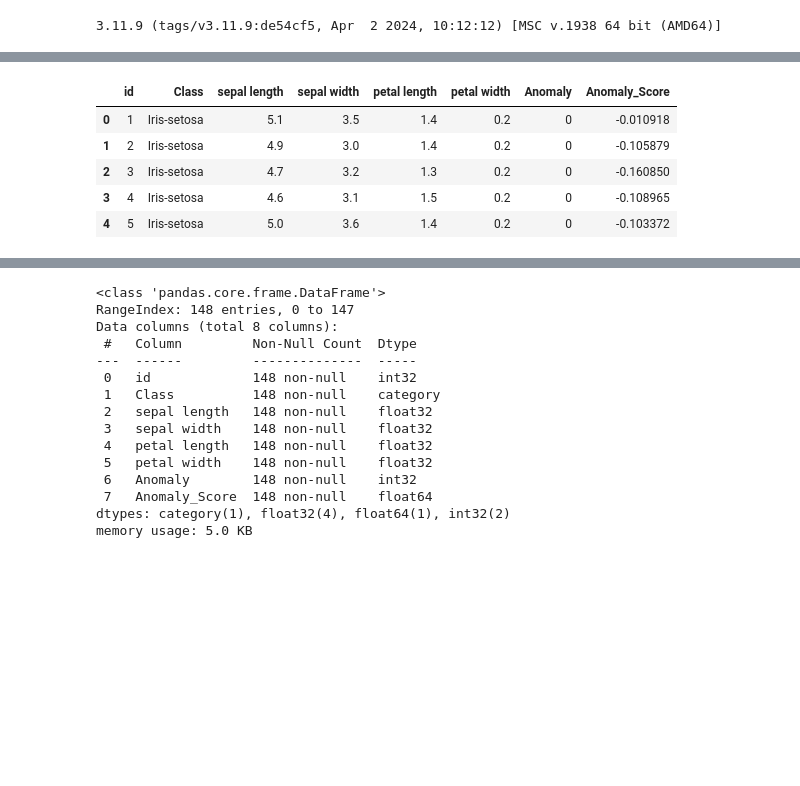
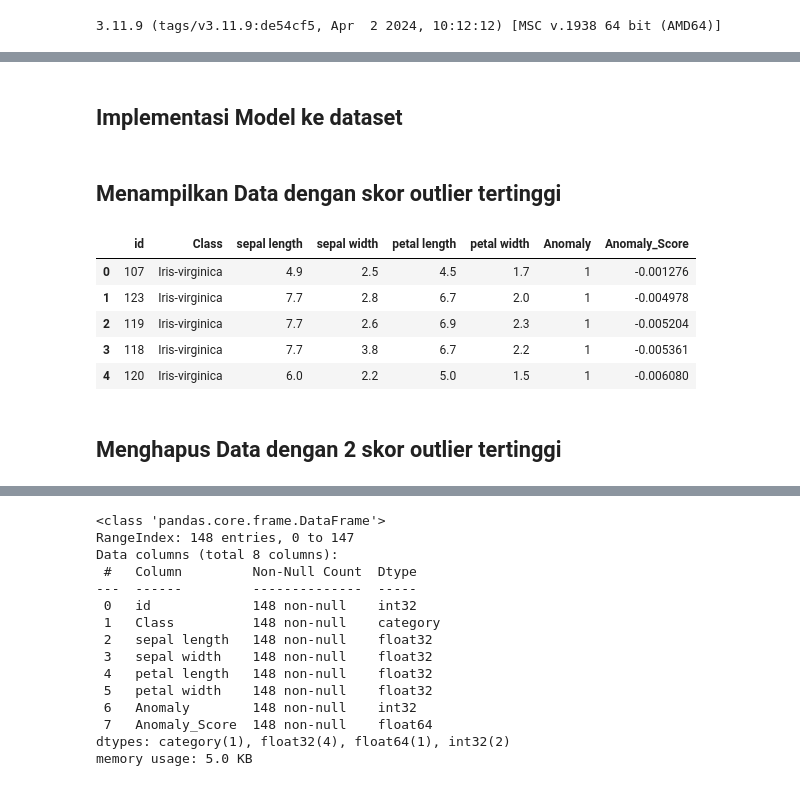
Before and after one commit to Ryzalll/PSD, a Jupyter notebook: outlier-detection.ipynb, the cells around one changed output, grey strips where cells are left out. Cells and saved outputs as stored; diff of their text form; code cells hidden in the pictures; blank space fills up the shorter version.

Commit message:
menambahkan outlier detect

```diff
--- a/outlier-detection.ipynb
+++ b/outlier-detection.ipynb
@@ -35,22 +35,22 @@ plot_model(abod, plot = 'tsne')
 [interactive output not drawn]
 [interactive output not drawn]
 [interactive output not drawn]
+# %% [markdown]
+## Implementasi Model ke dataset
 # %%
 # Assign model -> hasilkan dataframe dengan kolom anomaly
 df_anomaly = assign_model(abod)
-
-# Tampilkan hasil
-df_sorted = df_anomaly.sort_values(by="Anomaly_Score", ascending=False).reset_index(drop=True)
-# df_sorted.head()
-
-df_removed = df_sorted.iloc[2:].reset_index(drop=True)
-
-dataset = df_removed.sort_values(by="id").reset_index(drop=True)
-dataset.head()
-# %% [output]
-|  | id | Class | sepal length | sepal width | petal length | petal width | Anomaly | Anomaly_Score |
-| 0 | 1 | Iris-setosa | 5.1 | 3.5 | 1.4 | 0.2 | 0 | -0.010918 |
-| 1 | 2 | Iris-setosa | 4.9 | 3.0 | 1.4 | 0.2 | 0 | -0.105879 |
-| 2 | 3 | Iris-setosa | 4.7 | 3.2 | 1.3 | 0.2 | 0 | -0.160850 |
-| 3 | 4 | Iris-setosa | 4.6 | 3.1 | 1.5 | 0.2 | 0 | -0.108965 |
-| 4 | 5 | Iris-setosa | 5.0 | 3.6 | 1.4 | 0.2 | 0 | -0.103372 |
+# %% [markdown]
+## Menampilkan Data dengan skor outlier tertinggi
+# %%
+df_sorted = df_anomaly.sort_values(by="Anomaly_Score", ascending=False).reset_index(drop=True)
+df_sorted.head()
+# %% [output]
+|  | id | Class | sepal length | sepal width | petal length | petal width | Anomaly | Anomaly_Score |
+| 0 | 107 | Iris-virginica | 4.9 | 2.5 | 4.5 | 1.7 | 1 | -0.001276 |
+| 1 | 123 | Iris-virginica | 7.7 | 2.8 | 6.7 | 2.0 | 1 | -0.004978 |
+| 2 | 119 | Iris-virginica | 7.7 | 2.6 | 6.9 | 2.3 | 1 | -0.005204 |
+| 3 | 118 | Iris-virginica | 7.7 | 3.8 | 6.7 | 2.2 | 1 | -0.005361 |
+| 4 | 120 | Iris-virginica | 6.0 | 2.2 | 5.0 | 1.5 | 1 | -0.006080 |
+# %% [markdown]
+## Menghapus Data dengan 2 skor outlier tertinggi
```
Also changed, not shown: parts of 2 cells of this notebook, 1 other file.
